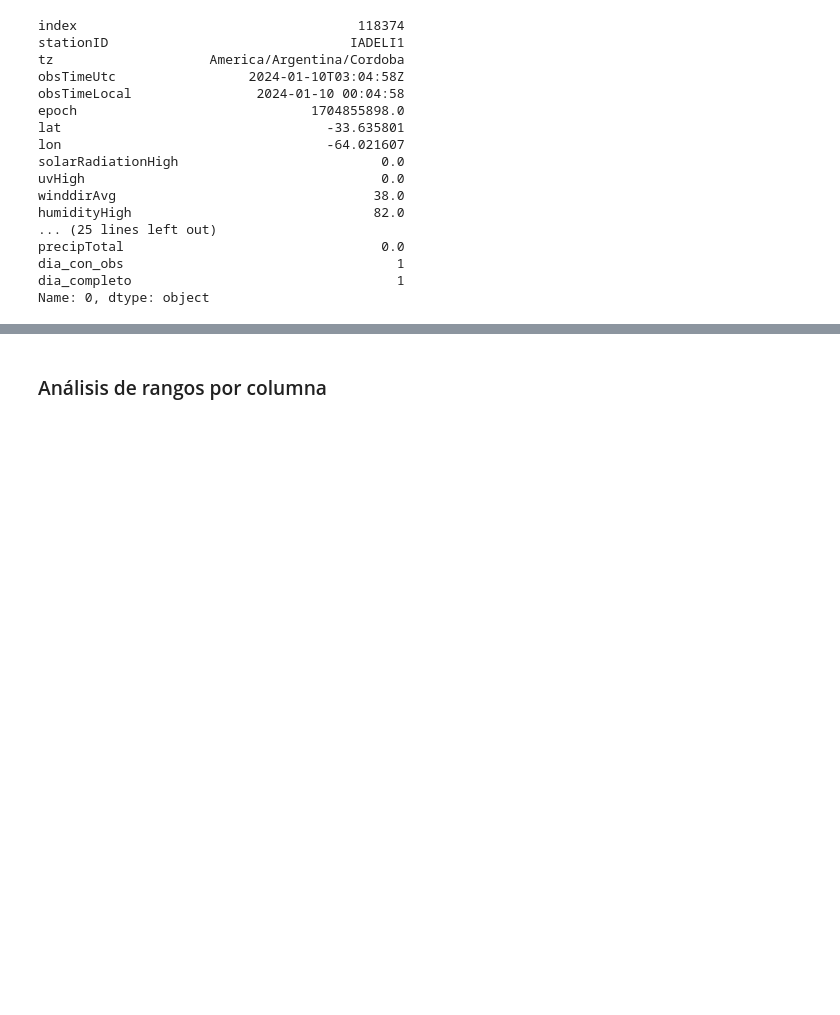
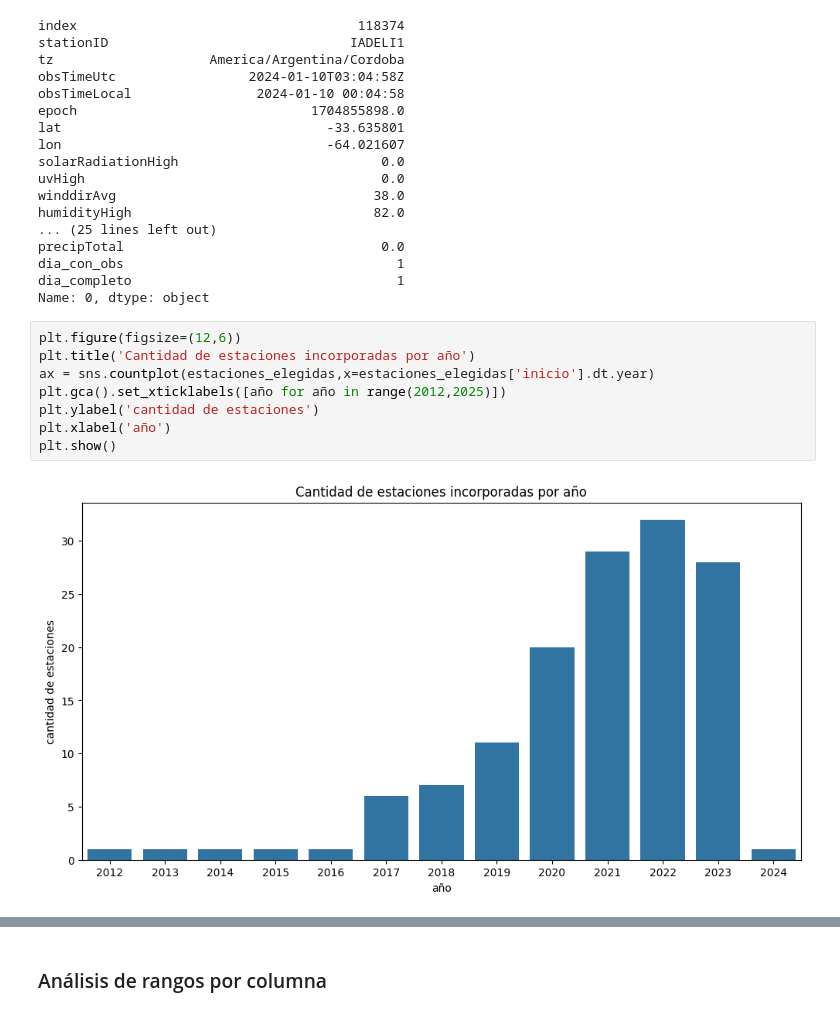
Before and after one commit to Facunditos/wunder, a Jupyter notebook: scraping.ipynb, the cells around one changed output, grey strips where cells are left out. Cells and saved outputs as stored; diff of their text form; blank space fills up the shorter version.

```diff
--- a/scraping.ipynb
+++ b/scraping.ipynb
@@ -587,3 +590,13 @@ precipTotal                                 0.0
 dia_con_obs                                   1
 dia_completo                                  1
 Name: 0, dtype: object
+# %%
+plt.figure(figsize=(12,6))
+plt.title('Cantidad de estaciones incorporadas por año')
+ax = sns.countplot(estaciones_elegidas,x=estaciones_elegidas['inicio'].dt.year)
+plt.gca().set_xticklabels([año for año in range(2012,2025)])
+plt.ylabel('cantidad de estaciones')
+plt.xlabel('año')
+plt.show()
+# %% [output]
+[figure, added]
```
Also changed, not shown: parts of 20 cells of this notebook, 2 other files.
